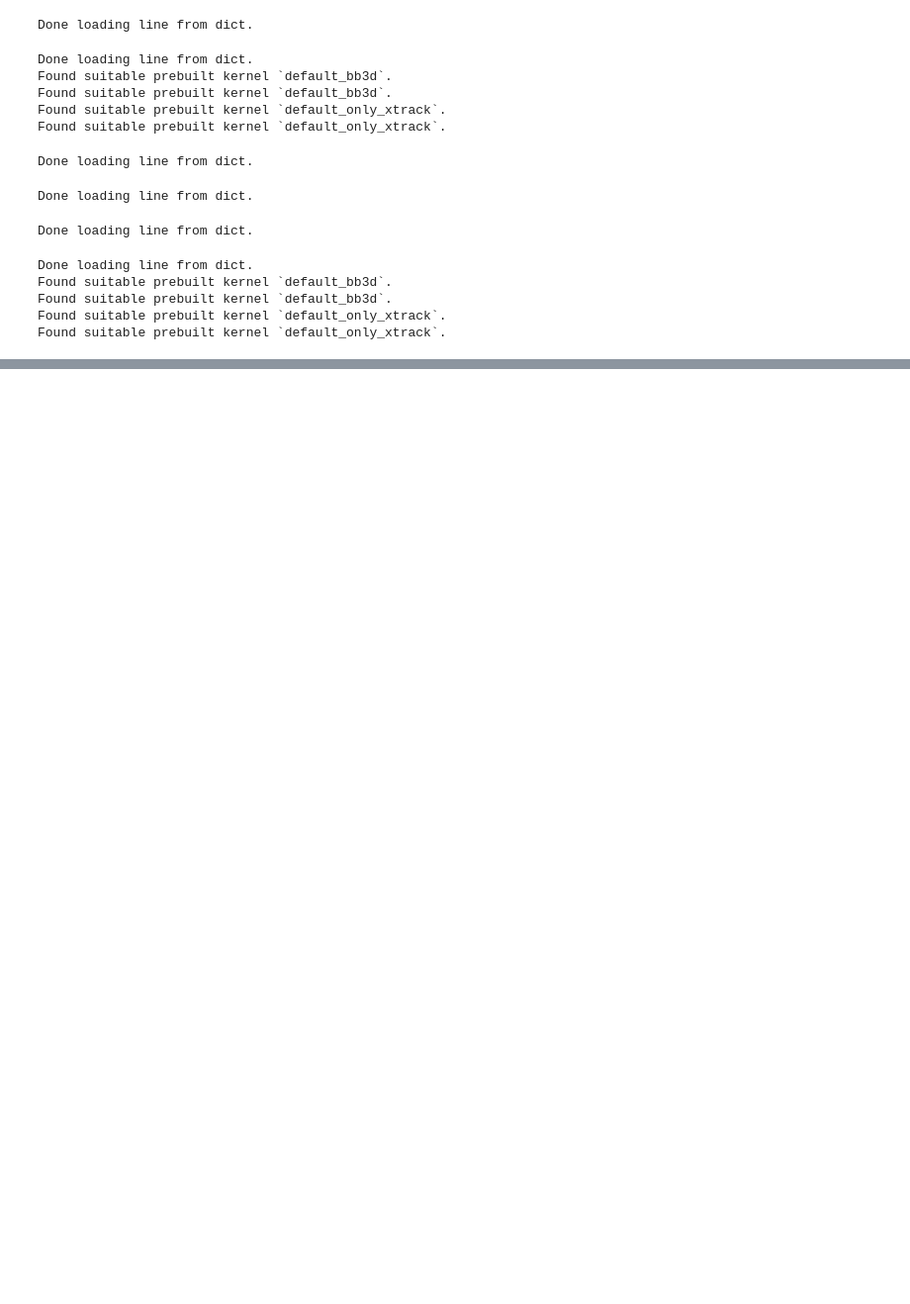
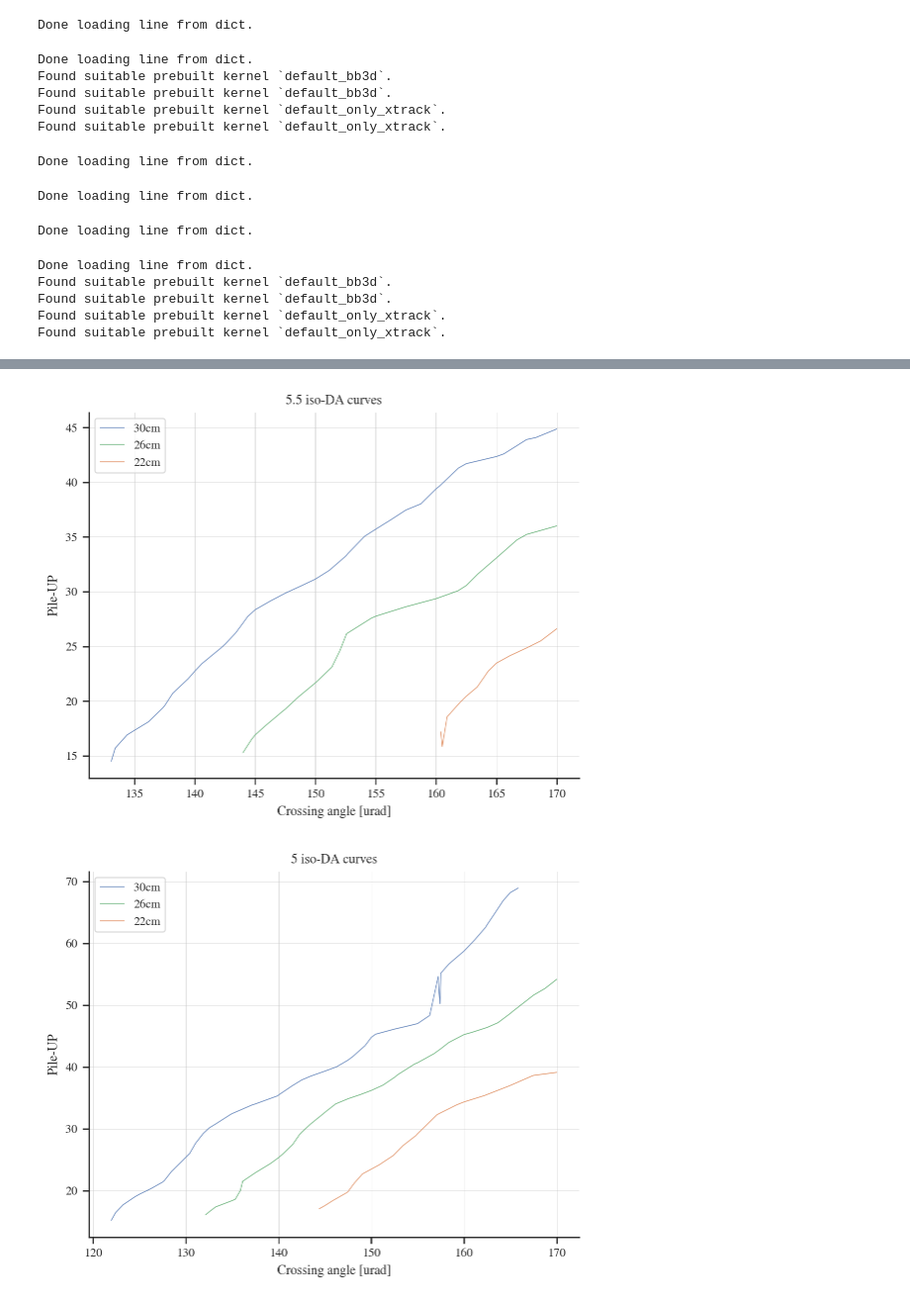
Before and after one commit to ColasDroin/DA_study_boilerplate, a Jupyter notebook: master_study/analysis/nb_angle_scan/nb_angle_scan.ipynb, the cells around one changed output, grey strips where cells are left out. Shown at 99% size. Drawn from its saved outputs; the diff is of its cells as text; code cells hidden in the pictures; blank space fills up the shorter version.

```diff
--- a/master_study/analysis/nb_angle_scan/nb_angle_scan.ipynb
+++ b/master_study/analysis/nb_angle_scan/nb_angle_scan.ipynb
@@ -667,7 +667,7 @@ Found suitable prebuilt kernel `default_only_xtrack`.
 Found suitable prebuilt kernel `default_only_xtrack`.
 # %%
 # Configure the beam-beam only once for each collider (approximation)
-if False:
+if True:
     collider_30cm = configure_beam_beam(collider_30cm, config_30cm)
     collider_26cm = configure_beam_beam(collider_26cm, config_26cm)
     collider_22cm = configure_beam_beam(collider_22cm, config_22cm)
@@ -771,7 +686,7 @@ for collider, array_xing, array_nb, config_bb in zip(
     for xing, nb in zip(array_xing, array_nb):
         collider.vars["on_x1"] = float(xing)
         collider.vars["on_x5"] = float(xing)
-        config_bb["num_particles_per_bunch"] = float(nb)
+        config_bb["num_particles_per_bunch"] = float(nb*1e11)
         # collider = configure_beam_beam(collider, config_bb)
         PU = compute_PU_from_lumi(collider, config_bb)
         l_PU.append(PU)
@@ -793,7 +708,7 @@ for collider, array_xing, array_nb, config_bb in zip(
     for xing, nb in zip(array_xing, array_nb):
         collider.vars["on_x1"] = float(xing)
         collider.vars["on_x5"] = float(xing)
-        config_bb["num_particles_per_bunch"] = float(nb)
+        config_bb["num_particles_per_bunch"] = float(nb*1e11)
         # collider = configure_beam_beam(collider, config_bb)
         PU = compute_PU_from_lumi(collider, config_bb)
         l_PU.append(PU)
@@ -806,0 +740,28 @@ KeyboardInterrupt:
+# %%
+plt.plot(x_real_30cm,ll_PU[0], color = 'C0', label = '30cm')
+plt.plot(x_real_26cm,ll_PU[1], color = 'C2', label = '26cm')
+plt.plot(x_real_22cm,ll_PU[2], color = 'C1', label = '22cm')
+plt.xlabel("Crossing angle [urad]")
+plt.ylabel("Pile-UP")
+plt.title("5.5 iso-DA curves")
+#plt.ylim(0.6, 1.3)
+plt.legend()
+plt.grid()
+plt.savefig('plots/iso_DA_5dot5_PU.pdf')
+plt.show()
+
+
+plt.plot(x_real_30cm_5sig,ll_PU_5sig[0], color = 'C0', label = '30cm')
+plt.plot(x_real_26cm_5sig,ll_PU_5sig[1], color = 'C2', label = '26cm')
+plt.plot(x_real_22cm_5sig,ll_PU_5sig[2], color = 'C1', label = '22cm')
+plt.xlabel("Crossing angle [urad]")
+plt.ylabel("Pile-UP")
+plt.title("5 iso-DA curves")
+#plt.ylim(0.6, 1.3)
+plt.legend()
+plt.grid()
+plt.savefig('plots/iso_DA_5_PU.pdf')
+plt.show()
+# %% [output]
+[figure, added]
+[figure, added]
```
Also changed, not shown: parts of 8 cells of this notebook, 18 other files.
